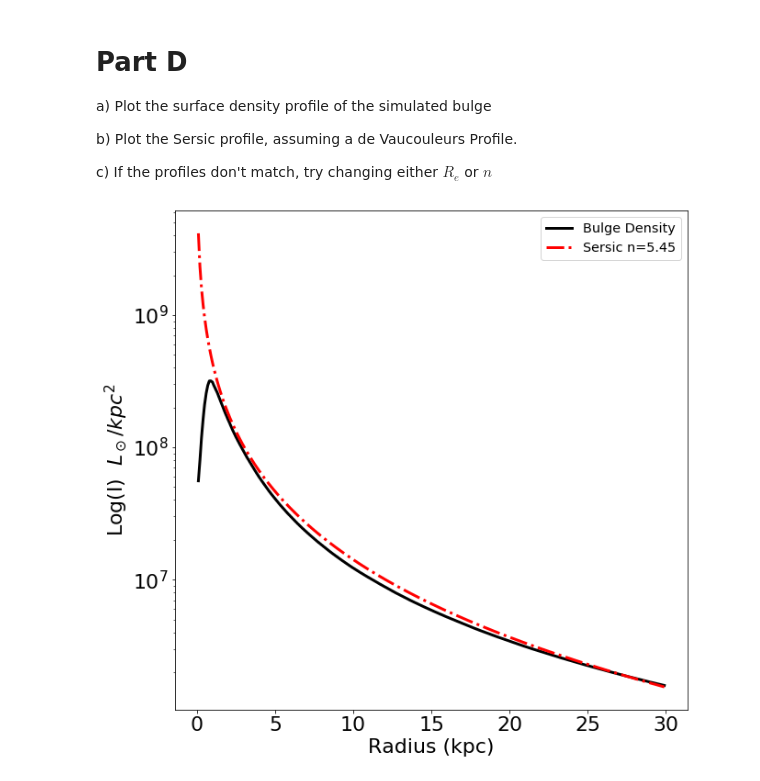
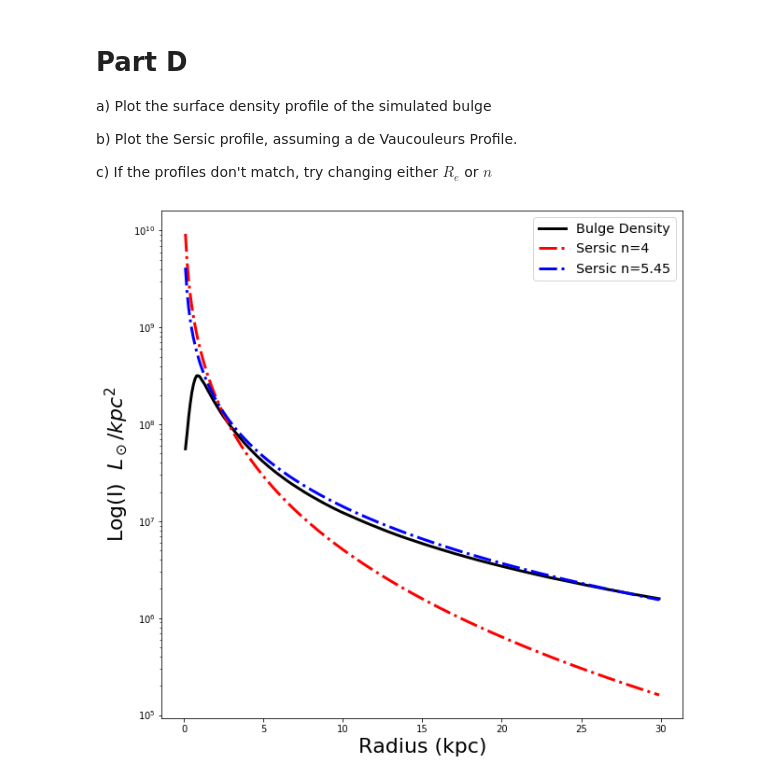
Before and after one commit to JTOKING/400B_Ugaitafa, a Jupyter notebook: Labs/Lab6/Lab6.ipynb, the cells around one changed output. Cells and saved outputs as stored; diff of their text form; code cells hidden in the pictures.

```diff
--- a/Labs/Lab6/Lab6.ipynb
+++ b/Labs/Lab6/Lab6.ipynb
@@ -121,32 +121,33 @@ c) If the profiles don't match, try changing either $R_e$ or $n$
 ####################################
 
 
 fig = plt.figure(figsize=(10,10))
 ax = plt.subplot(111)
 
 
 # plot the bulge luminosity density as a proxy for surface brighntess
 plt.semilogy(R,BulgeI, color='black',linewidth=3, label='Bulge Density')
 
 
 # YOU ADD HERE: Sersic fit to the surface brightness Sersic fit
 # Sersic
-plt.semilogy(R,SersicE(R, Re, 5.45, BulgeTotal), color='red', linewidth=3, linestyle='-.', label='Sersic n=5.45')
+plt.semilogy(R,SersicE(R, Re, 4, BulgeTotal), color='red', linewidth=3, linestyle='-.', label='Sersic n=4')
+plt.semilogy(R,SersicE(R, Re, 5.45, BulgeTotal), color='blue', linewidth=3, linestyle='-.', label='Sersic n=5.45')
 
 
 #adjust tick label font size
 label_size = 22
 matplotlib.rcParams['xtick.labelsize'] = label_size
 matplotlib.rcParams['ytick.labelsize'] = label_size
 
 
 # Add axis labels
 plt.xlabel('Radius (kpc)', fontsize=22)
 plt.ylabel('Log(I)  $L_\odot/kpc^2$', fontsize=22)
 
 
 
 # add a legend with some customizations.
 legend = ax.legend(loc='upper right',fontsize='x-large')
 # %% [output]
-[figure, old version]
+[figure, new version]
```
